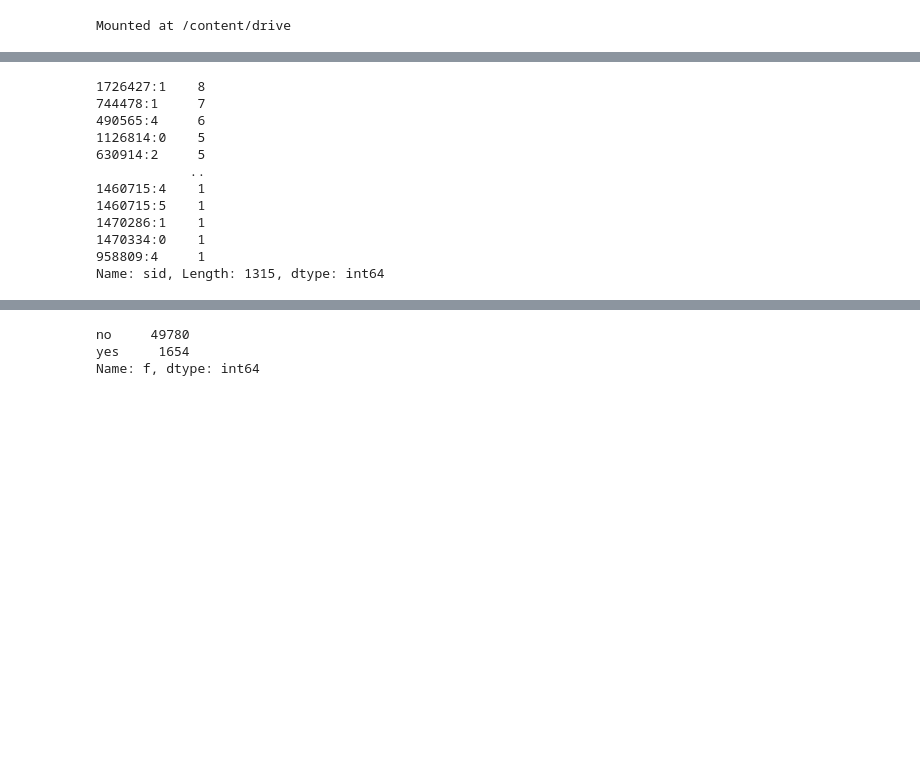
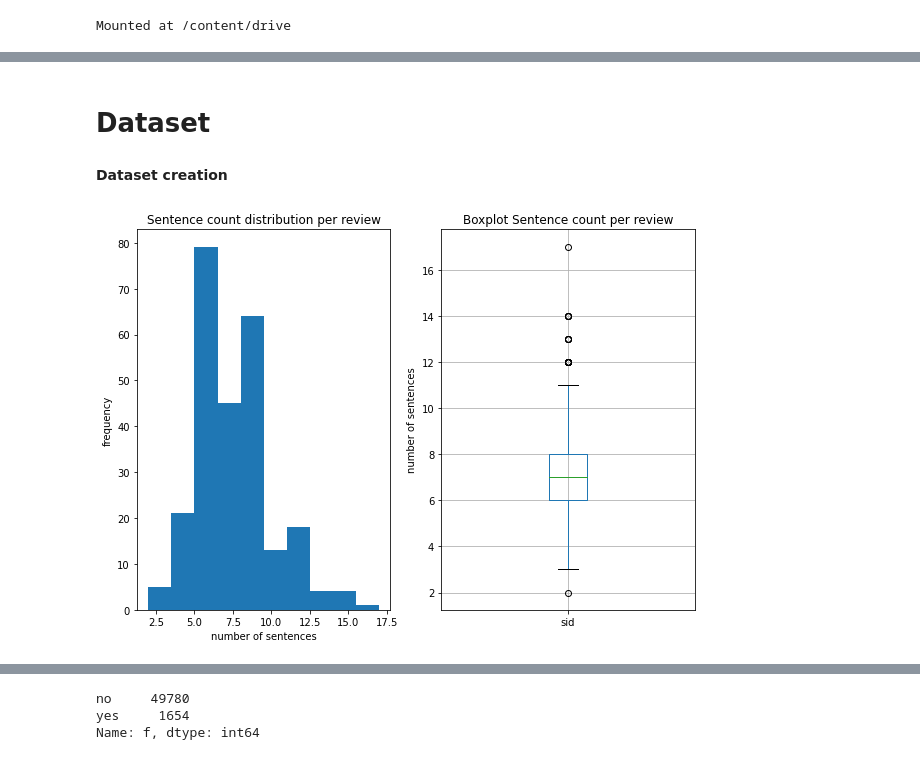
Before and after one commit to icezimmer/HLTproject, a Jupyter notebook: hlt_project.ipynb, the cells around one changed output, grey strips where cells are left out. Saved outputs shown, nothing was run; the diff lists cells and outputs as text; code cells hidden in the pictures; blank space fills up the shorter version.

```diff
--- a/hlt_project.ipynb
+++ b/hlt_project.ipynb
@@ -830,0 +64,2 @@ Successfully installed tensorflow-text-2.8.2 tf-estimator-nightly-2.8.0.dev20211
+# %% [markdown]
+# Dataset
@@ -831,3 +75,5 @@ Successfully installed tensorflow-text-2.8.2 tf-estimator-nightly-2.8.0.dev20211
+# %% [markdown]
+**Dataset creation**
 # %%
 import numpy as np
 xml_path = "/content/dataset/ABSA15_RestaurantsTrain/ABSA-15_Restaurants_Train_Final.xml"
@@ -852,18 +98,16 @@ for rew in reviews:
     else:
       rows_list.append({'rid':rid,'sid':sid,'txt':txt,'OOTS':True,'target':np.nan,'category':np.nan,'polarity':np.nan,'from':0,'to':0,'f':'no'})
 df = pd.DataFrame(rows_list)
-# %%
-df['sid'].value_counts()
-# %% [output]
-1726427:1    8
-744478:1     7
-490565:4     6
-1126814:0    5
-630914:2     5
-            ..
-1460715:4    1
-1460715:5    1
-1470286:1    1
-1470334:0    1
-958809:4     1
-Name: sid, Length: 1315, dtype: int64
+# %%
+from matplotlib import pyplot as plt
+fig, axes = plt.subplots(1,2,figsize=(10,7))
+df.groupby("rid").count()['sid'].plot.hist(ax=axes[0])
+df.groupby("rid").count().boxplot(column=['sid'],ax=axes[1])
+axes[0].set_title("Sentence count distribution per review")
+axes[1].set_title("Boxplot Sentence count per review")
+axes[0].set_xlabel('number of sentences')
+axes[0].set_ylabel('frequency')
+axes[1].set_ylabel('number of sentences')
+plt.savefig("sentences_distribution.png")
+# %% [output]
+[figure, added]
```
Also changed, not shown: parts of 287 cells of this notebook, 21 other files.
